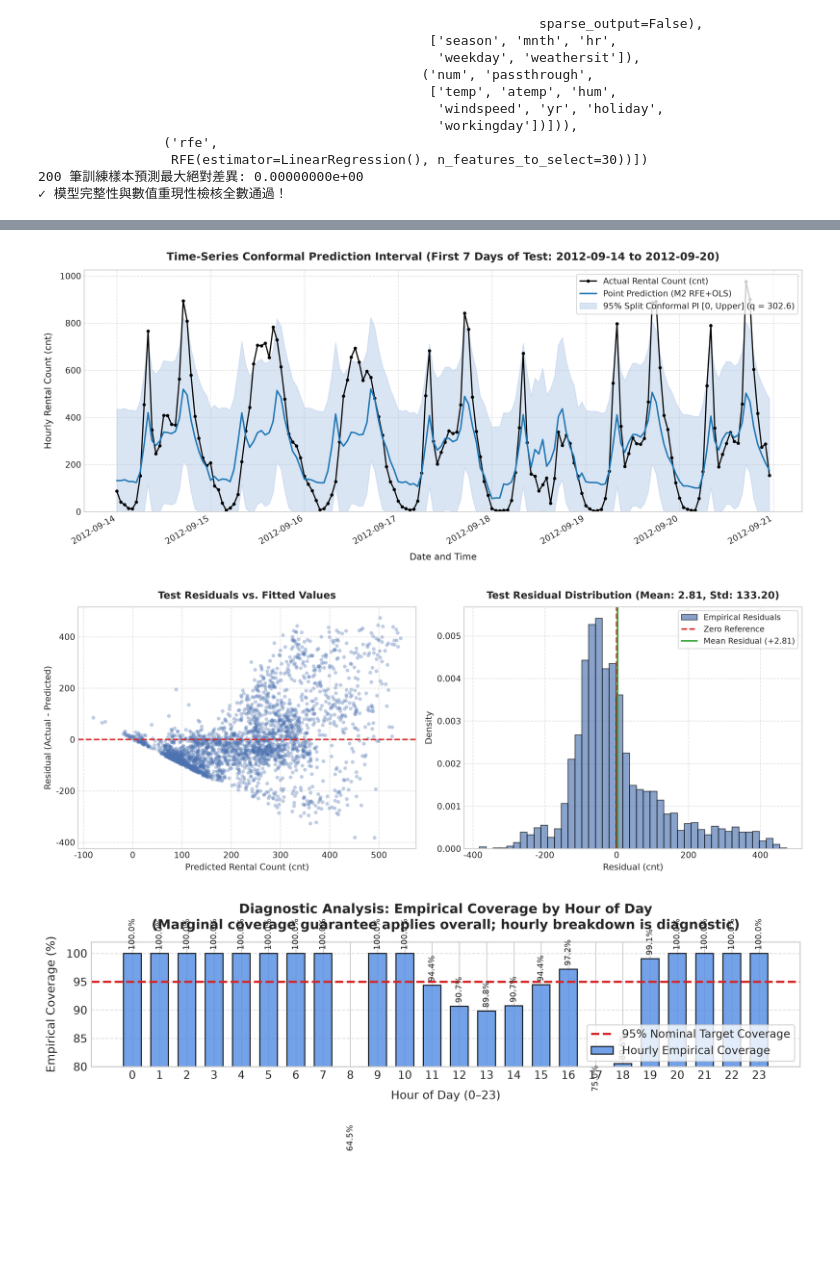
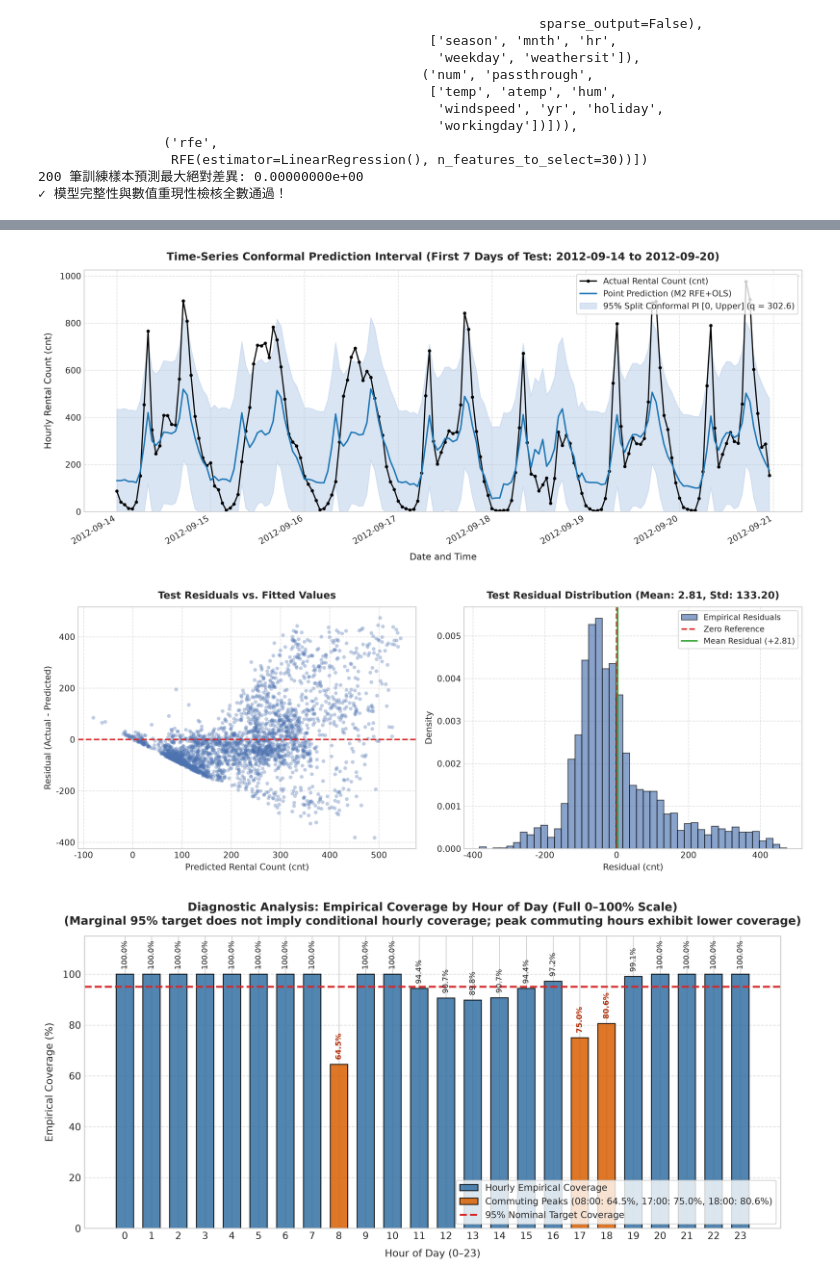
Before and after one commit to Augustine-723/AIoT_HW2, a Jupyter notebook: 7115093001_hw2/7115093001_hw2.ipynb, the cells around one changed output, grey strips where cells are left out. Drawn from its saved outputs; the diff is of its cells as text; code cells hidden in the pictures; blank space fills up the shorter version.

Commit message:
fix(phase3.1): audit fixes for hourly coverage visualization, conformal interpretation, and metric synchronization

```diff
--- a/7115093001_hw2/7115093001_hw2.ipynb
+++ b/7115093001_hw2/7115093001_hw2.ipynb
@@ -1461,42 +1483,49 @@ ax_c2.axvline(0, color='#d62728', linestyle='--', linewidth=1.8, label='Zero Ref
 ax_c2.axvline(res_mean, color='#2ca02c', linestyle='-', linewidth=1.8, label=f'Mean Residual ({res_mean:+.2f})')
 ax_c2.set_title(f"Test Residual Distribution (Mean: {res_mean:.2f}, Std: {res_std:.2f})", fontsize=12, fontweight='bold', pad=10)
 ax_c2.set_xlabel("Residual (cnt)", fontsize=10.5)
 ax_c2.set_ylabel("Density", fontsize=10.5)
 ax_c2.legend(loc='upper right', frameon=True, facecolor='white', fontsize=9.5)
 ax_c2.grid(True, linestyle='--', alpha=0.6)
 fig_c.tight_layout()
 fig_c.savefig(os.path.join(FIGURES_DIR, "residual_analysis.png"), dpi=300)
 plt.show()
 
-# 4. Figure D: Diagnostic - Hourly Empirical Coverage
-test_eval_diag = test_data.copy()
-test_eval_diag['covered'] = covered_clipped
-hourly_diag = test_eval_diag.groupby('hr')['covered'].agg(['mean', 'count']).reset_index()
-hourly_diag.columns = ['hr', 'empirical_coverage', 'sample_count']
+# 4. Figure D: Diagnostic - Hourly Empirical Coverage (Full 0–100% Scale)
+from matplotlib.patches import Patch
 
-fig_d, ax_d = plt.subplots(figsize=(10, 5), dpi=300)
+fig_d, ax_d = plt.subplots(figsize=(11, 5.5), dpi=300)
 hours = hourly_diag['hr']
 cov_pct = hourly_diag['empirical_coverage'] * 100.0
 
-ax_d.bar(hours, cov_pct, color='#5b92e5', alpha=0.85, edgecolor='black', width=0.65, label='Hourly Empirical Coverage')
+bar_colors = ['#d95f02' if h in [8, 17, 18] else '#3470a3' for h in hours]
+bars = ax_d.bar(hours, cov_pct, color=bar_colors, alpha=0.85, edgecolor='black', width=0.65)
 ax_d.axhline(95.0, color='#d62728', linestyle='--', linewidth=2, label='95% Nominal Target Coverage')
-ax_d.set_title("Diagnostic Analysis: Empirical Coverage by Hour of Day\n(Marginal coverage guarantee applies overall; hourly breakdown is diagnostic)",
+
+legend_elements = [
+    Patch(facecolor='#3470a3', edgecolor='black', alpha=0.85, label='Hourly Empirical Coverage'),
+    Patch(facecolor='#d95f02', edgecolor='black', alpha=0.85, label='Commuting Peaks (08:00: 64.5%, 17:00: 75.0%, 18:00: 80.6%)'),
+    plt.Line2D([0], [0], color='#d62728', linestyle='--', linewidth=2, label='95% Nominal Target Coverage')
+]
+
+ax_d.set_title("Diagnostic Analysis: Empirical Coverage by Hour of Day (Full 0–100% Scale)\n(Marginal 95% target does not imply conditional hourly coverage; peak commuting hours exhibit lower coverage)",
                fontsize=12, fontweight='bold', pad=12)
 ax_d.set_xlabel("Hour of Day (0–23)", fontsize=10.5, labelpad=8)
 ax_d.set_ylabel("Empirical Coverage (%)", fontsize=10.5, labelpad=8)
 ax_d.set_xticks(range(24))
-ax_d.set_ylim(80, 102)
-ax_d.legend(loc='lower right', frameon=True, facecolor='white', fontsize=10)
+ax_d.set_ylim(0, 115)
+ax_d.legend(handles=legend_elements, loc='lower right', frameon=True, facecolor='white', fontsize=9.5)
 ax_d.grid(True, axis='y', linestyle='--', alpha=0.6)
 
 for h, cp in zip(hours, cov_pct):
-    ax_d.text(h, cp + 0.6, f"{cp:.1f}%", ha='center', va='bottom', fontsize=7.5, rotation=90)
+    fw = 'bold' if h in [8, 17, 18] else 'normal'
+    color = '#b33000' if h in [8, 17, 18] else '#222222'
+    ax_d.text(h, cp + 1.8, f"{cp:.1f}%", ha='center', va='bottom', fontsize=8, rotation=90, fontweight=fw, color=color)
 
 fig_d.tight_layout()
 fig_d.savefig(os.path.join(FIGURES_DIR, "interval_coverage_by_hour.png"), dpi=300)
 plt.show()
 # %% [output]
 [figure]
 [figure]
 [figure]
-[figure, old version]
+[figure, new version]
```
Also changed, not shown: parts of 7 cells of this notebook, 6 other files.
